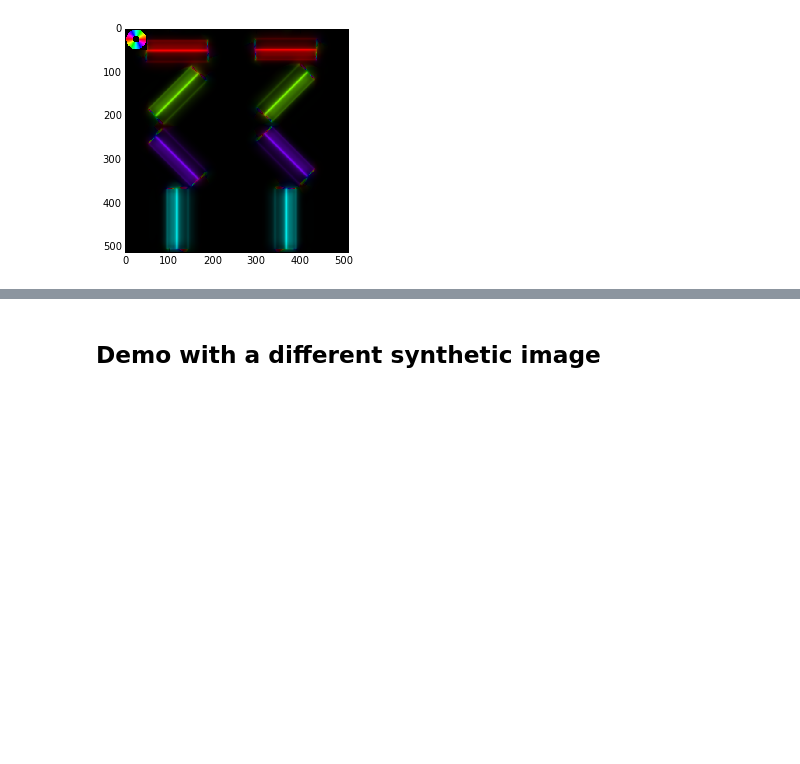
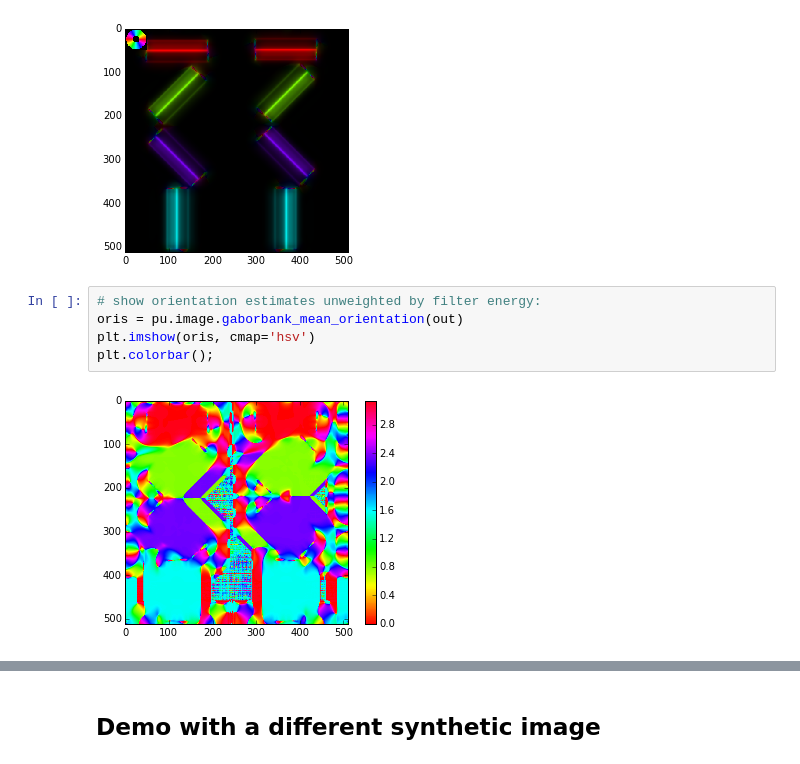
Before and after one commit to tomwallis/PsyUtils, a Jupyter notebook: gabor_filterbanks_demo.ipynb, the cells around one changed output, grey strips where cells are left out. Cells and saved outputs as stored; diff of their text form; blank space fills up the shorter version.

Commit message:
use circstat functions
updated gaborbank mean to use circ mean, and added gaborbank
orientation variance.

```diff
--- a/gabor_filterbanks_demo.ipynb
+++ b/gabor_filterbanks_demo.ipynb
@@ -139,3 +139,10 @@ the mean of the image is 0.056
 the SD of the image is 0.139
 the rms contrast (SD / mean) is 2.505
 [figure]
+# %%
+# show orientation estimates unweighted by filter energy:
+oris = pu.image.gaborbank_mean_orientation(out)
+plt.imshow(oris, cmap='hsv')
+plt.colorbar();
+# %% [output]
+[figure, added]
```
Also changed, not shown: parts of 9 cells of this notebook, 2 other files.
